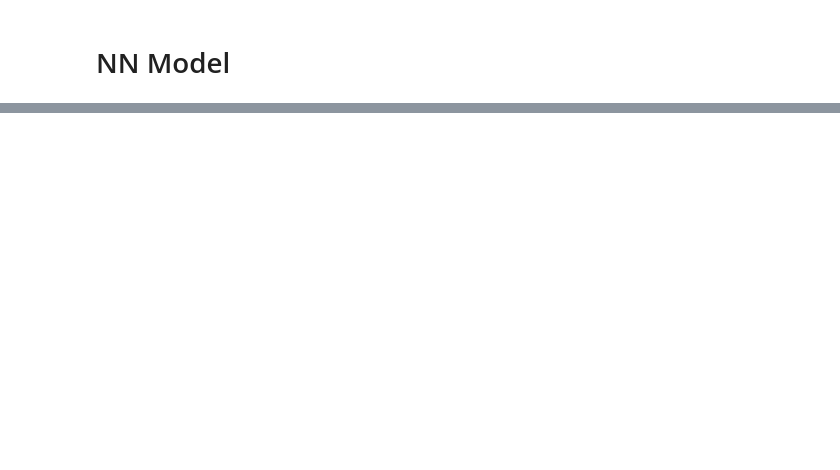
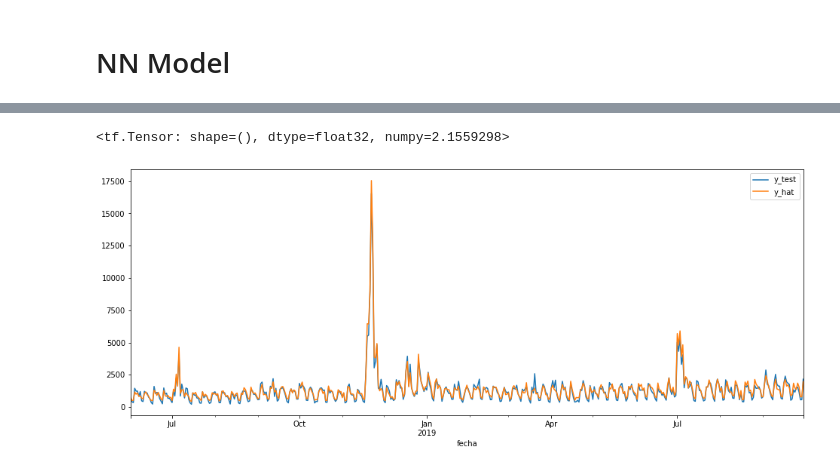
Before and after one commit to Nerucius/2021.ubdatathon, a Jupyter notebook: 3. Keras.ipynb, the cells around one changed output, grey strips where cells are left out. Saved outputs shown, nothing was run; the diff lists cells and outputs as text; code cells hidden in the pictures; blank space fills up the shorter version.

Commit message:
New Keras model 2.15

```diff
--- a/3. Keras.ipynb
+++ b/3. Keras.ipynb
@@ -264,2 +349,10 @@ plt.legend(['train', 'test'], loc='upper left')
 # %%
-y_hat = model.predict(X_test)
+def rrmse(y,yhat):
+    return np.sqrt(np.sum(np.power(y-yhat,2))/y.shape[0])/y.mean()
+
+def cf(y,yhat):
+    rotura=np.where(yhat >= y, 1, 0)
+    return rotura.mean()
+
+def score(y,yhat):
+    return (0.7*rrmse(y,yhat))+(.3*(1-cf(y,yhat)))
@@ -290,0 +373,15 @@ score(y_test.values, y_hat_real.round(0))
+# %%
+df_y_hat = pd.DataFrame()
+
+df_y_hat['fecha'] = df.loc[X_test.index].fecha
+# df_y_hat['visitas'] = X_test.visitas_scl
+df_y_hat['y_test'] = y_test
+df_y_hat['y_hat'] = ((y_hat_real * 1.2).round(0) ) + 1
+
+df_y_hat.groupby('fecha').sum().plot(figsize=[16,6])
+
+# y_hat_real += np.where(y_hat_real <= 0, 1, 1)
+score(df_y_hat.y_test, df_y_hat.y_hat)
+# %% [output]
+<tf.Tensor: shape=(), dtype=float32, numpy=2.1559298>
+[figure, added]
```
Also changed, not shown: parts of 27 cells of this notebook, 1 other file.
